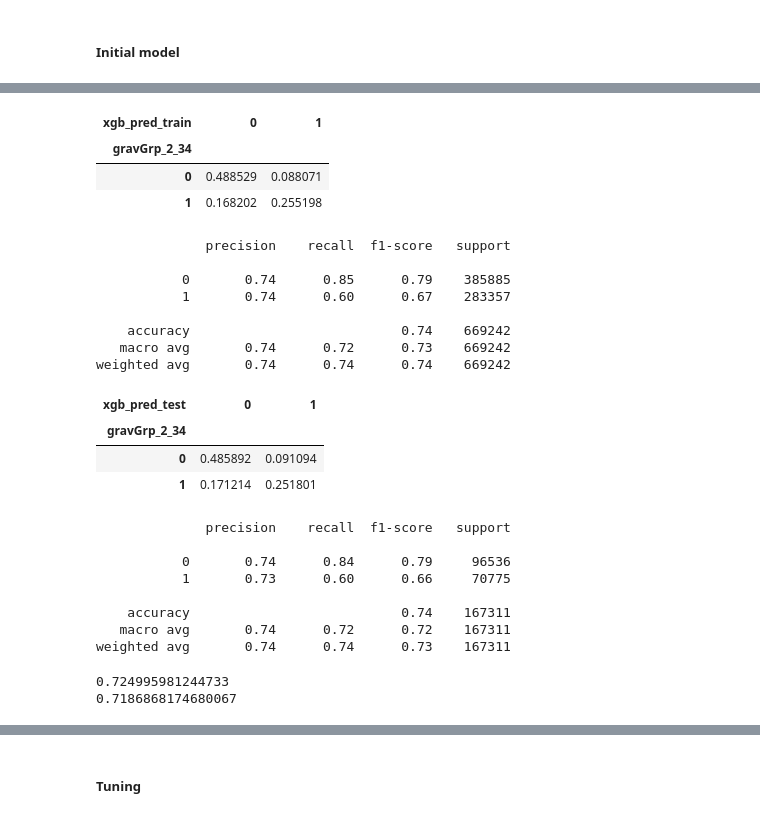
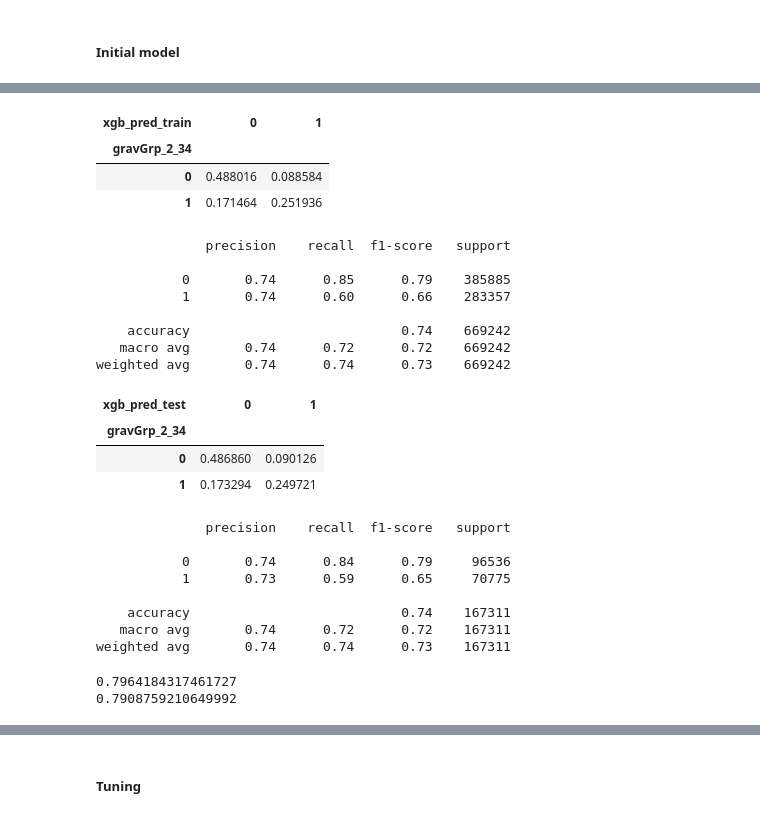
Before and after one commit to YacineHajjiDataScientist/20220814_dsProject, a Jupyter notebook: Tuning.ipynb, the cells around one changed output, grey strips where cells are left out. Drawn from its saved outputs; the diff is of its cells as text; code cells hidden in the pictures.

```diff
--- a/Tuning.ipynb
+++ b/Tuning.ipynb
@@ -147,5 +149,5 @@ Parameters: { "early_stopping_rounds" } might not be used.
 [48]    train-auc:0.79634       eval-auc:0.79087
 [49]    train-auc:0.79642       eval-auc:0.79088
 # %%
-xgb_pred_train = clf_xgb.predict(X_train)
-xgb_pred_test = clf_xgb.predict(X_test)
+xgb_pred_train = clf_xgb.predict(train)
+xgb_pred_test = clf_xgb.predict(test)
@@ -152,35 +158,38 @@ xgb_pred_test = clf_xgb.predict(X_test)
+# %%
+xgb_pred_train_bin = np.where(xgb_pred_train>=0.5, 1, 0)
+xgb_pred_test_bin = np.where(xgb_pred_test>=0.5, 1, 0)
 # %%
-pd.crosstab(y_train, xgb_pred_train, colnames=['xgb_pred_train'], normalize=True)
+pd.crosstab(y_train, xgb_pred_train_bin, colnames=['xgb_pred_train'], normalize=True)
 # %% [output]
 | xgb_pred_train | 0 | 1 |
 | gravGrp_2_34 |  |  |
-| 0 | 0.488529 | 0.088071 |
-| 1 | 0.168202 | 0.255198 |
+| 0 | 0.488016 | 0.088584 |
+| 1 | 0.171464 | 0.251936 |
 # %%
-print(classification_report(y_train, xgb_pred_train))
+print(classification_report(y_train, xgb_pred_train_bin))
 # %% [output]
               precision    recall  f1-score   support
 
            0       0.74      0.85      0.79    385885
-           1       0.74      0.60      0.67    283357
+           1       0.74      0.60      0.66    283357
 
     accuracy                           0.74    669242
-   macro avg       0.74      0.72      0.73    669242
-weighted avg       0.74      0.74      0.74    669242
+   macro avg       0.74      0.72      0.72    669242
+weighted avg       0.74      0.74      0.73    669242
 # %%
-pd.crosstab(y_test, xgb_pred_test, colnames=['xgb_pred_test'], normalize=True)
+pd.crosstab(y_test, xgb_pred_test_bin, colnames=['xgb_pred_test'], normalize=True)
 # %% [output]
 | xgb_pred_test | 0 | 1 |
 | gravGrp_2_34 |  |  |
-| 0 | 0.485892 | 0.091094 |
-| 1 | 0.171214 | 0.251801 |
+| 0 | 0.486860 | 0.090126 |
+| 1 | 0.173294 | 0.249721 |
 # %%
-print(classification_report(y_test, xgb_pred_test))
+print(classification_report(y_test, xgb_pred_test_bin))
 # %% [output]
               precision    recall  f1-score   support
 
            0       0.74      0.84      0.79     96536
-           1       0.73      0.60      0.66     70775
+           1       0.73      0.59      0.65     70775
 
     accuracy                           0.74    167311
    macro avg       0.74      0.72      0.72    167311
@@ -196,8 +205,8 @@ roc_auc_xgb_test = auc(fpr_xgb_test, tpr_xgb_test)
 print(roc_auc_xgb_train)
 print(roc_auc_xgb_test)
 # %% [output]
-0.724995981244733
-0.7186868174680067
+0.7964184317461727
+0.7908759210649992
 # %%
 # ROC curve
 plt.figure(figsize=(4, 4))
```
Also changed, not shown: parts of 30 cells of this notebook, 1 other file.
